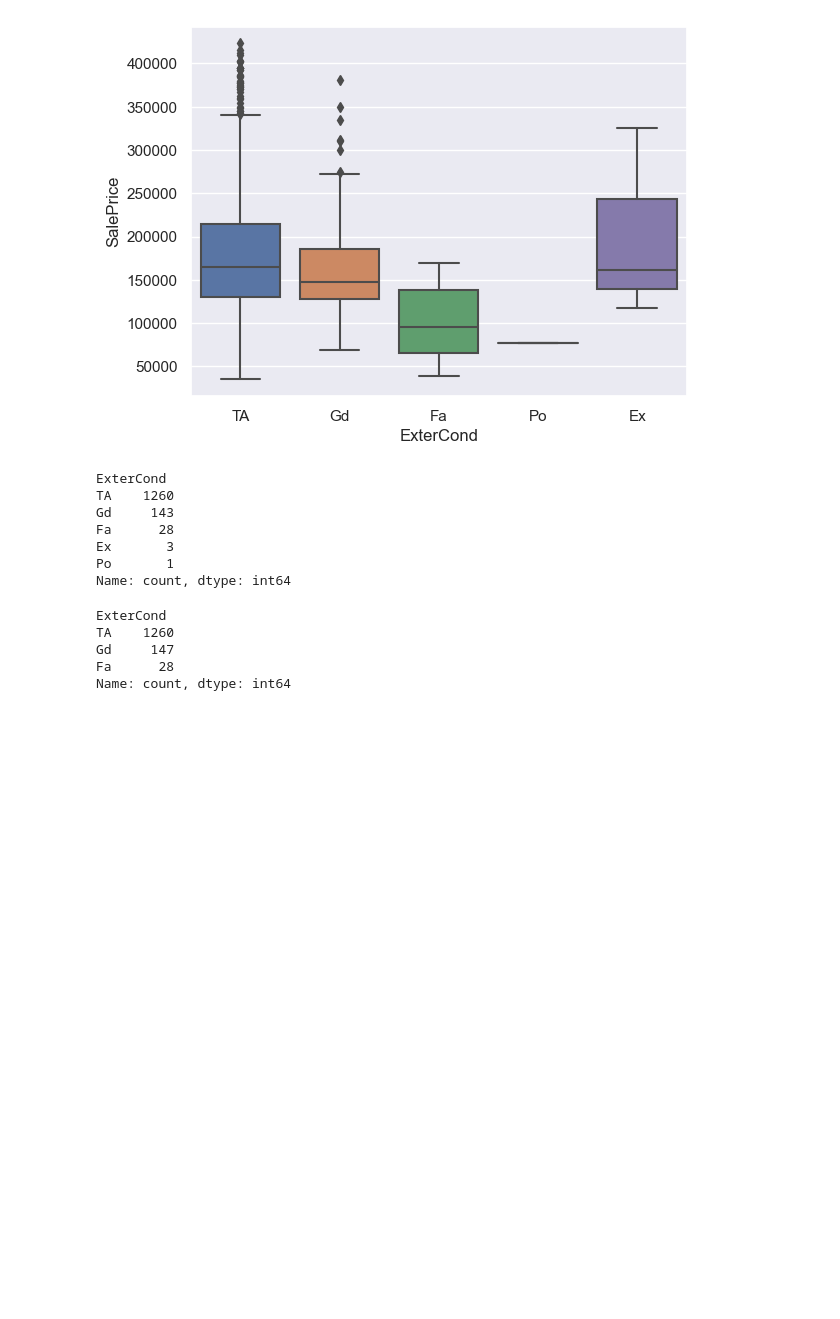
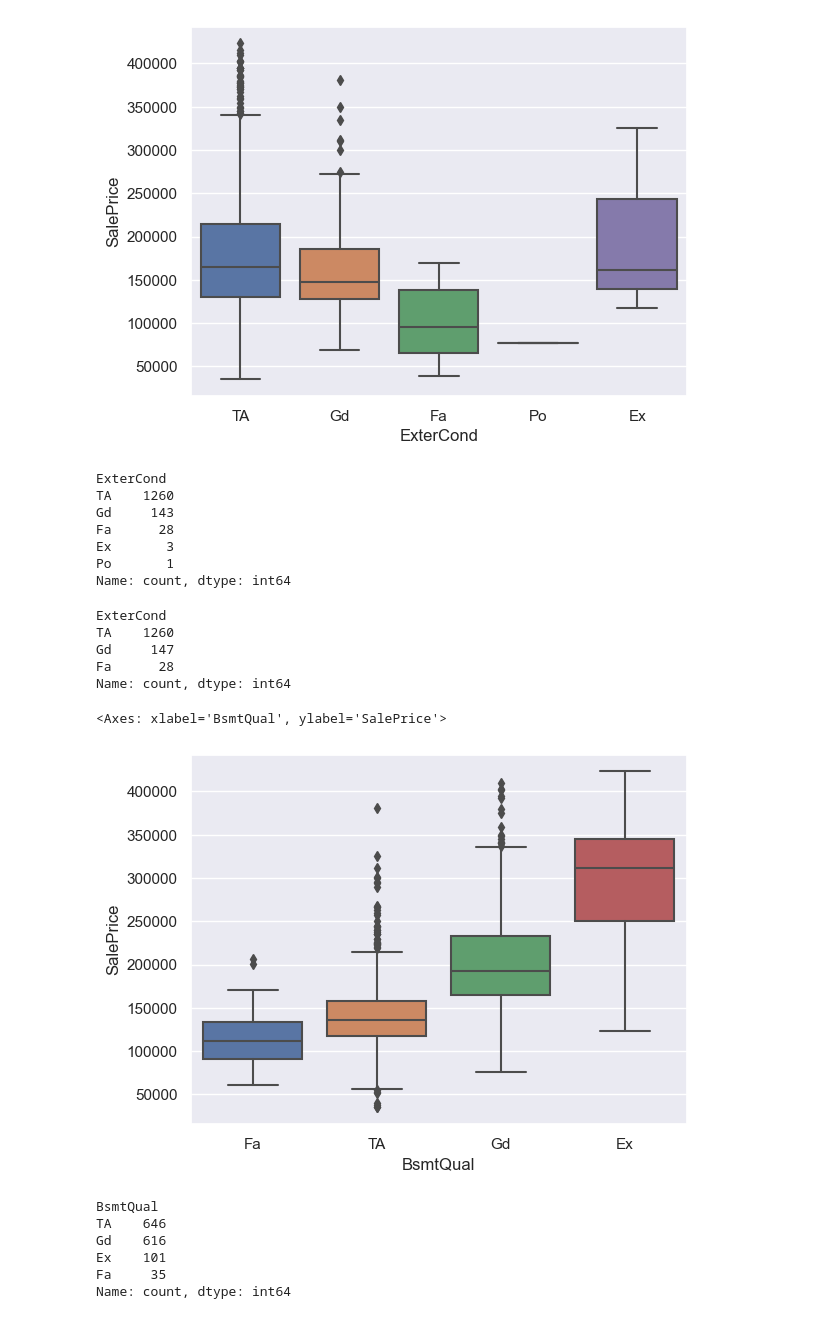
Before and after one commit to adityasngh/Kaggle-House-Prices-Regression, a Jupyter notebook: Kaggle_House_Prices_Regression.ipynb, the cells around one changed output. Drawn from its saved outputs; the diff is of its cells as text; code cells hidden in the pictures; blank space fills up the shorter version.

```diff
--- a/Kaggle_House_Prices_Regression.ipynb
+++ b/Kaggle_House_Prices_Regression.ipynb
@@ -446,3 +446,17 @@ TA    1260
 Gd     147
 Fa      28
 Name: count, dtype: int64
+# %%
+sns.boxplot(x = df['BsmtQual'], y = df['SalePrice'], order=['Fa', 'TA', 'Gd', 'Ex'])
+# %% [output]
+<Axes: xlabel='BsmtQual', ylabel='SalePrice'>
+[figure, added]
+# %%
+df['BsmtQual'].value_counts()
+# %% [output]
+BsmtQual
+TA    646
+Gd    616
+Ex    101
+Fa     35
+Name: count, dtype: int64
```
Also changed, not shown: parts of 1 cell of this notebook.
